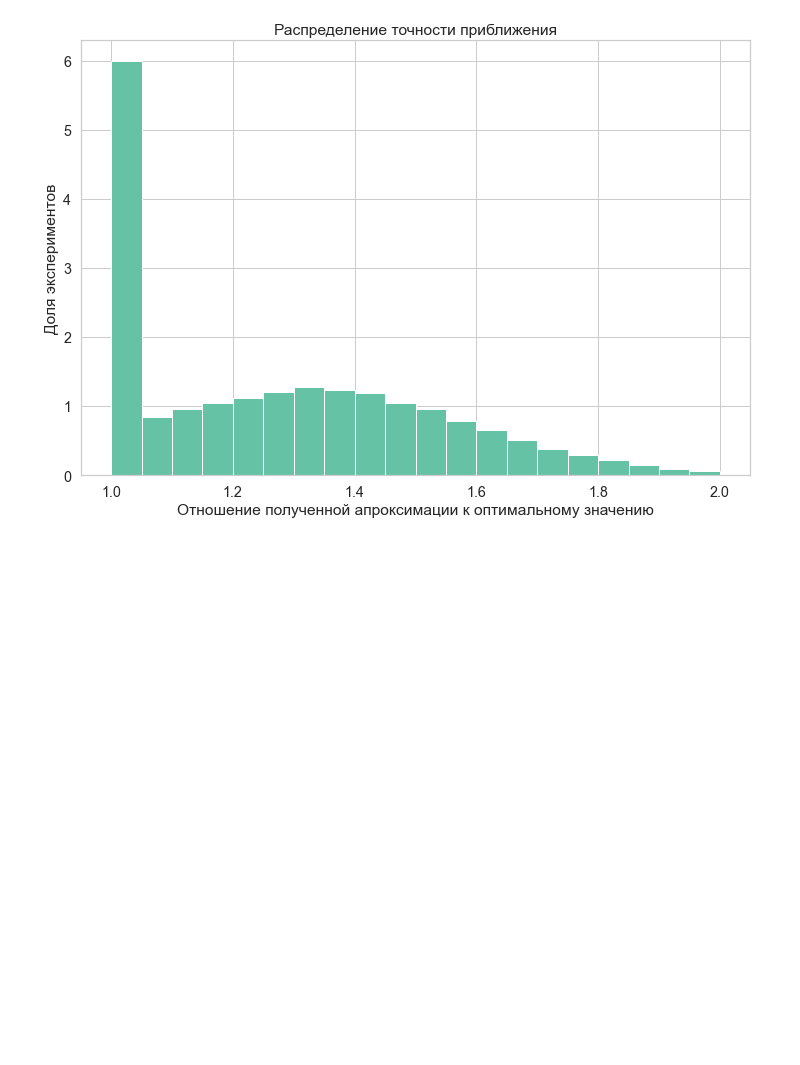
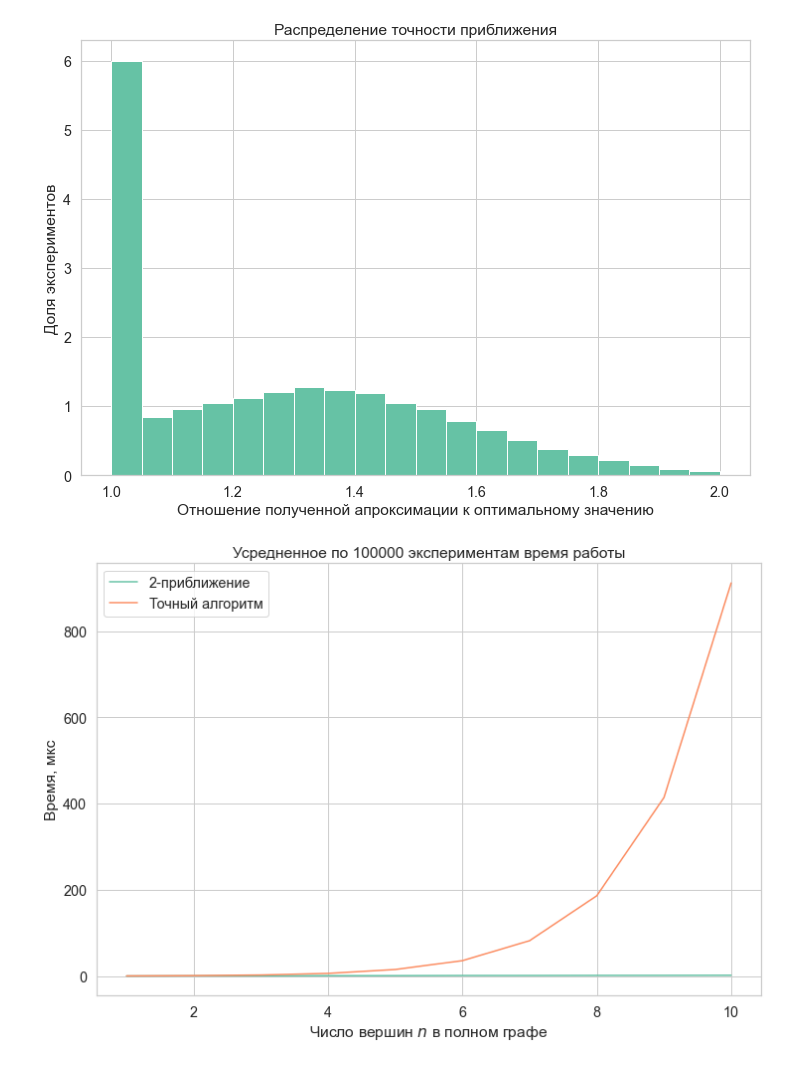
Before and after one commit to bumchik2/VertexCover, a Jupyter notebook: make_plots.ipynb, the cells around one changed output. Saved outputs shown, nothing was run; the diff lists cells and outputs as text; code cells hidden in the pictures; blank space fills up the shorter version.

```diff
--- a/make_plots.ipynb
+++ b/make_plots.ipynb
@@ -28,3 +28,29 @@ make_hist_plot('results/diffs.txt', 'plots/diffs.png', 'Отношение по
                'Доля экспериментов', 'Распределение точности приближения')
 # %% [output]
 [figure]
+# %%
+def read_data(filename):
+    with open(filename) as f:
+        data = f.readlines()
+    return data
+# %%
+time_data = read_data('results/times.txt')
+time_data = np.array([[float(x) for x in s.split()] for s in time_data])
+# %%
+experiments_number = 100000
+
+fig = plt.figure(figsize=(12, 8))
+
+time_approx = time_data[time_data[:,0] == 0]
+plt.plot(time_approx[:, 1], time_approx[:, 2], label='2-приближение')
+
+time_exact = time_data[time_data[:,0] == 1]
+plt.plot(time_exact[:, 1], time_exact[:, 2], label='Точный алгоритм')
+
+plt.title(f'Усредненное по {experiments_number} экспериментам время работы')
+plt.xlabel('Число вершин $n$ в полном графе')
+plt.ylabel('Время, мкс')
+plt.legend()
+fig.savefig('plots/times.png')
+# %% [output]
+[figure, added]
```
Also changed, not shown: parts of 3 cells of this notebook, 11 other files.
